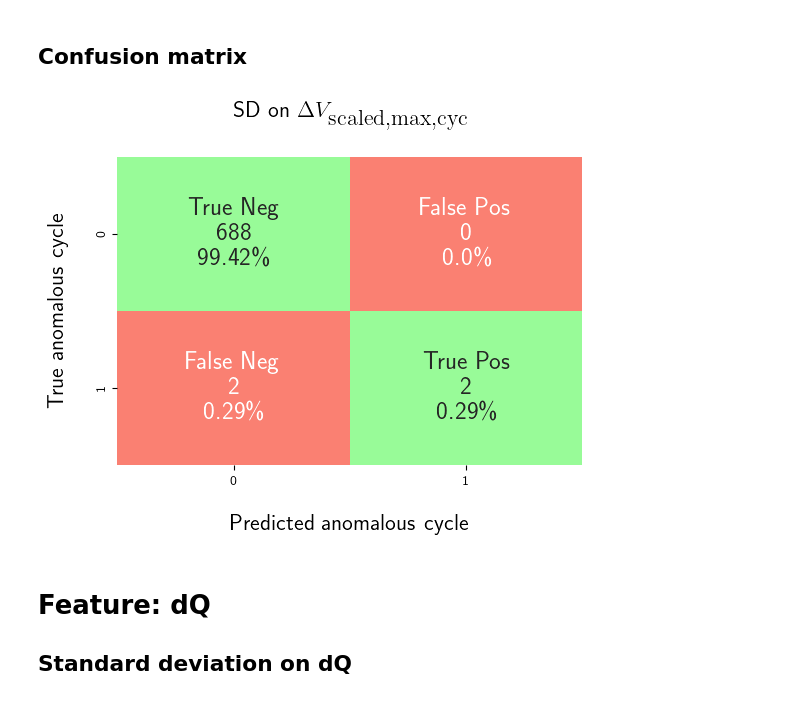
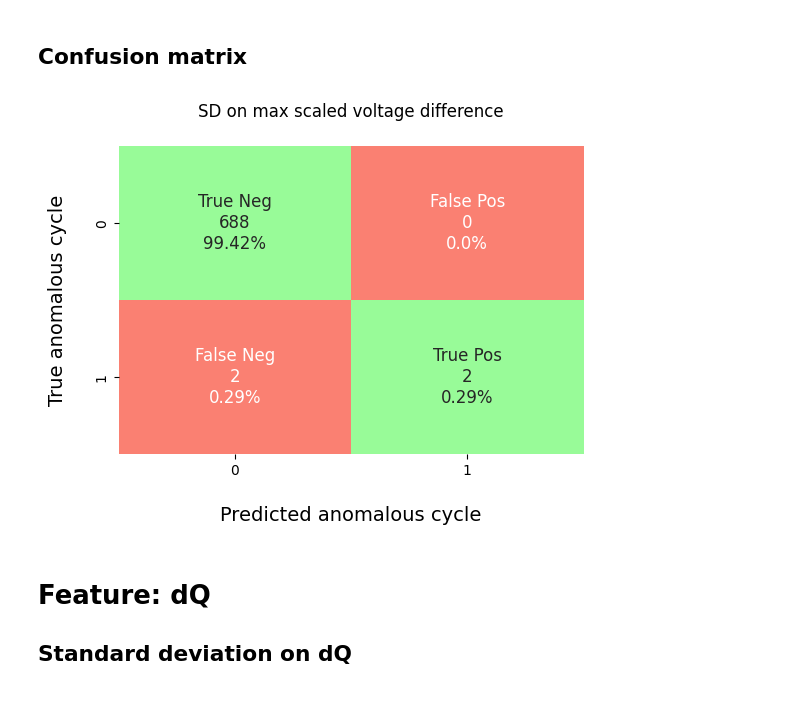
Before and after one commit to meichinpang/osbad, a Jupyter notebook: stats/stats_01_standard_deviation.ipynb, the cells around one changed output. Cells and saved outputs as stored; diff of their text form; code cells hidden in the pictures.

```diff
--- a/stats/stats_01_standard_deviation.ipynb
+++ b/stats/stats_01_standard_deviation.ipynb
@@ -10,14 +10,10 @@ import pprint
 
 # Third-party libraries
 import duckdb
-import fireducks.pandas as pd
+import pandas as pd
 import matplotlib as mpl
 import matplotlib.pyplot as plt
 import numpy as np
-import optuna
-from matplotlib import rcParams
-
-rcParams["text.usetex"] = True
 
 # Custom osbad library for anomaly detection
 import osbad.config as bconf
@@ -696,36 +696,36 @@ y-position of the text: 2.612268400000005
 df_eval_outlier_sd_dV = modval.evaluate_pred_outliers(
     df_benchmark=df_selected_cell,
     outlier_cycle_index=SD_outlier_dV_index)
 
 # Generate custom confusion matrix
 axplot = modval.generate_confusion_matrix(
     y_true=np.array(df_eval_outlier_sd_dV["true_outlier"]),
     y_pred=np.array(df_eval_outlier_sd_dV["pred_outlier"]))
 
-fig_title=(r"SD on $\Delta V_\textrm{scaled,max,cyc}$ \newline")
+fig_title = "SD on max scaled voltage difference"
 
 axplot.set_title(
     fig_title
     + "\n",
-    fontsize=16)
+    fontsize=12)
 
 output_fig_filename = (
     "sd_conf_matrix_dv_"
     + selected_cell_label
     + ".png")
 
 fig_output_path = (
     selected_cell_artifacts_dir
     .joinpath(output_fig_filename))
 
 plt.savefig(
     fig_output_path,
     dpi=600,
     bbox_inches="tight")
 
 plt.show()
 # %% [output]
-[figure, old version]
+[figure, new version]
 # %% [markdown]
 # Feature: dQ
 
```
Also changed, not shown: parts of 32 cells of this notebook, 4 other files.
